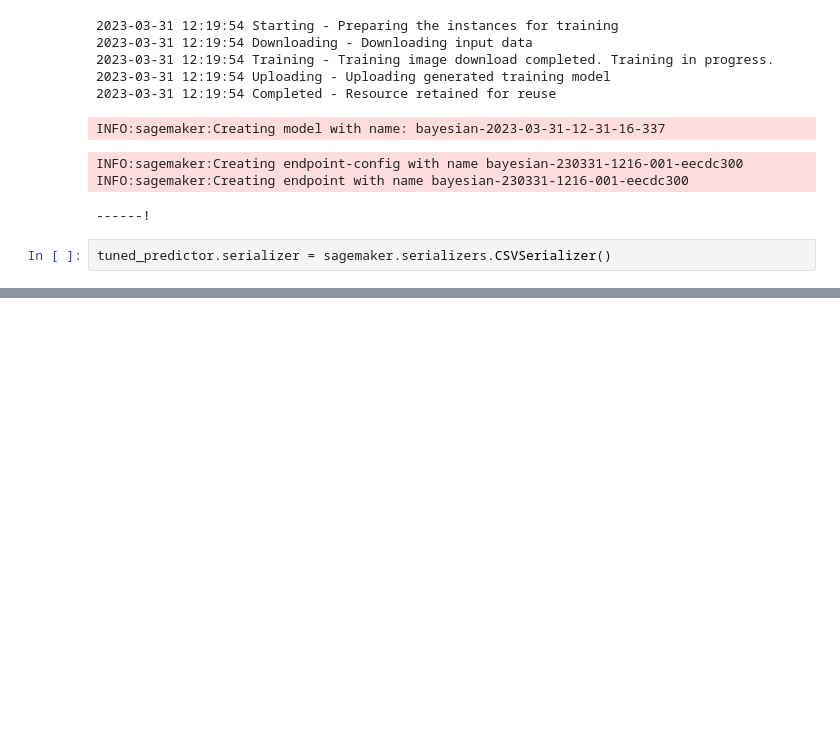
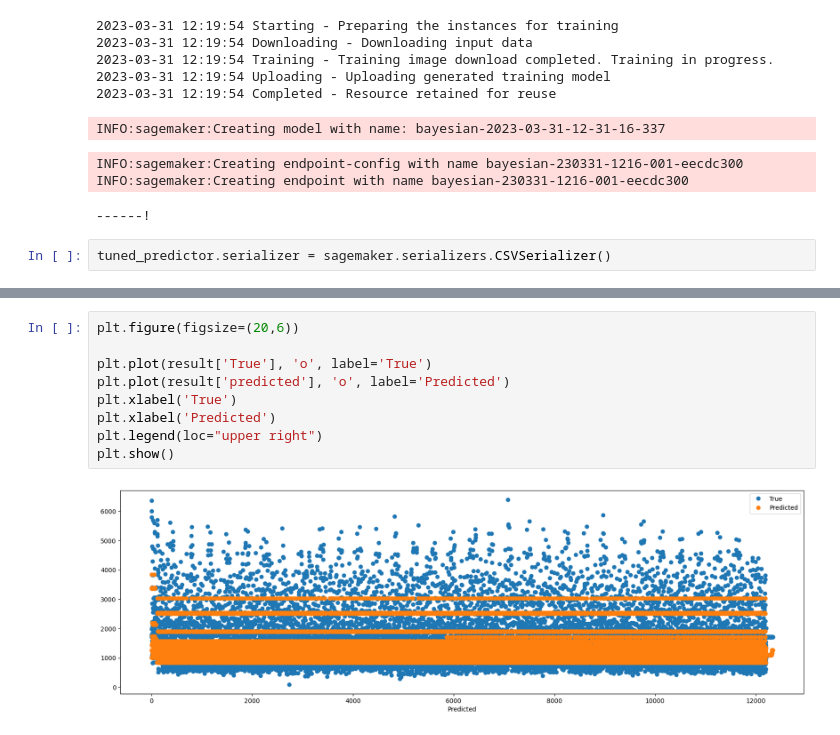
Before and after one commit to Amiromar1/DS-CHALLENGE, a Jupyter notebook: DS-1.ipynb, the cells around one changed output, grey strips where cells are left out. Saved outputs shown, nothing was run; the diff lists cells and outputs as text; blank space fills up the shorter version.

```diff
--- a/DS-1.ipynb
+++ b/DS-1.ipynb
@@ -628,0 +624,11 @@ y_test
+# %%
+plt.figure(figsize=(20,6))
+
+plt.plot(result['True'], 'o', label='True')
+plt.plot(result['predicted'], 'o', label='Predicted')
+plt.xlabel('True')
+plt.xlabel('Predicted')
+plt.legend(loc="upper right")
+plt.show()
+# %% [output]
+[figure, added]
```
Also changed, not shown: parts of 18 cells of this notebook, 2 other files.
